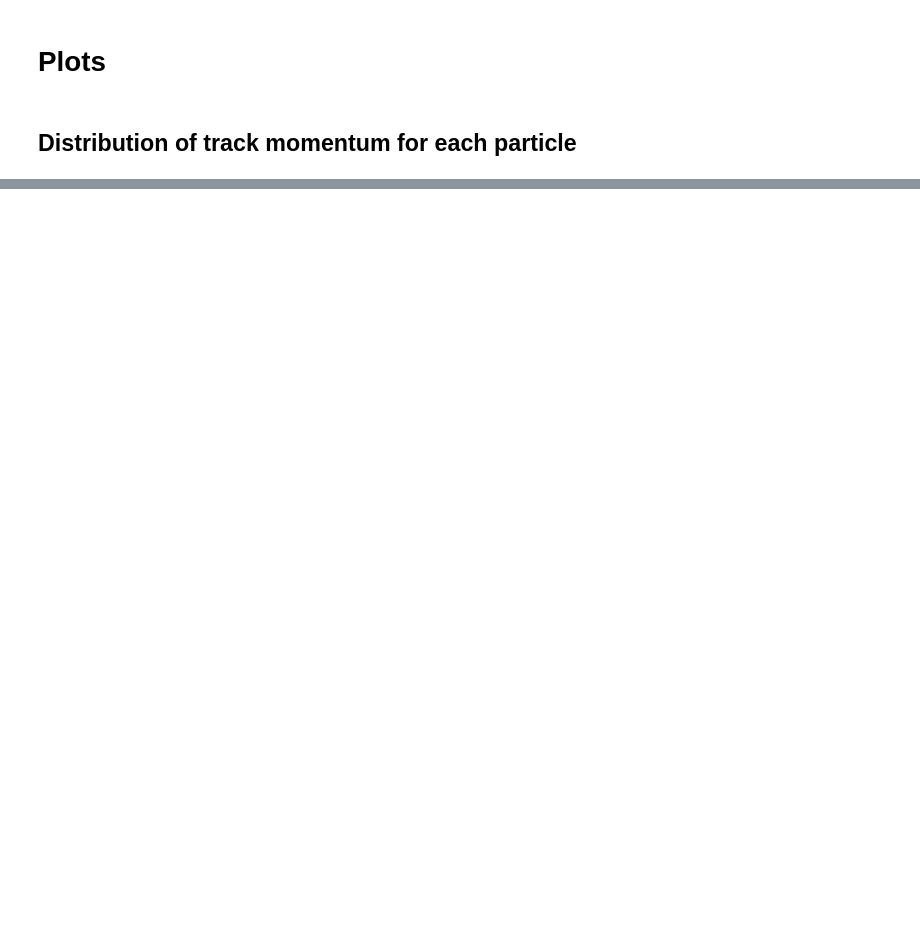
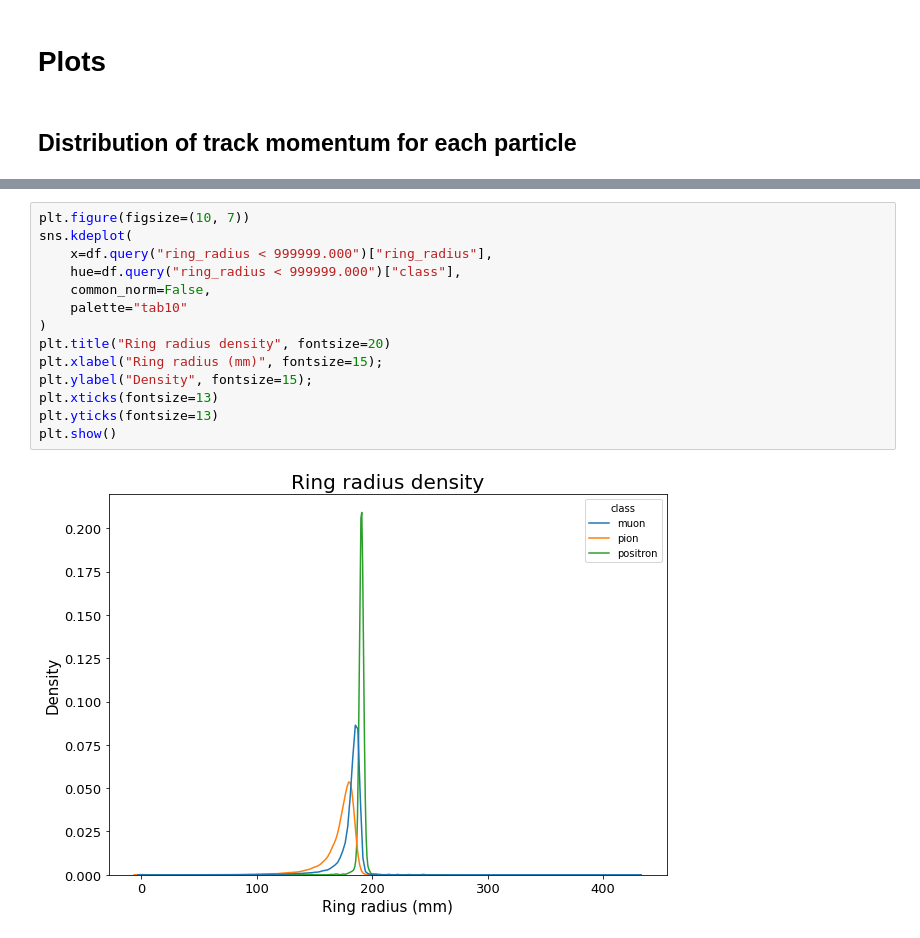
Before and after one commit to TRIUMF-Capstone2022/richai, a Jupyter notebook: notebooks/Exploratory_data_analysis.ipynb, the cells around one changed output, grey strips where cells are left out. Drawn from its saved outputs; the diff is of its cells as text; blank space fills up the shorter version.

```diff
--- a/notebooks/Exploratory_data_analysis.ipynb
+++ b/notebooks/Exploratory_data_analysis.ipynb
@@ -111,0 +179,16 @@ Text(0.5, 0, 'Track momentum')
+# %%
+plt.figure(figsize=(10, 7))
+sns.kdeplot(
+    x=df.query("ring_radius < 999999.000")["ring_radius"],
+    hue=df.query("ring_radius < 999999.000")["class"],
+    common_norm=False,
+    palette="tab10"
+)
+plt.title("Ring radius density", fontsize=20)
+plt.xlabel("Ring radius (mm)", fontsize=15);
+plt.ylabel("Density", fontsize=15);
+plt.xticks(fontsize=13)
+plt.yticks(fontsize=13)
+plt.show()
+# %% [output]
+[figure, added]
```
Also changed, not shown: parts of 13 cells of this notebook.
